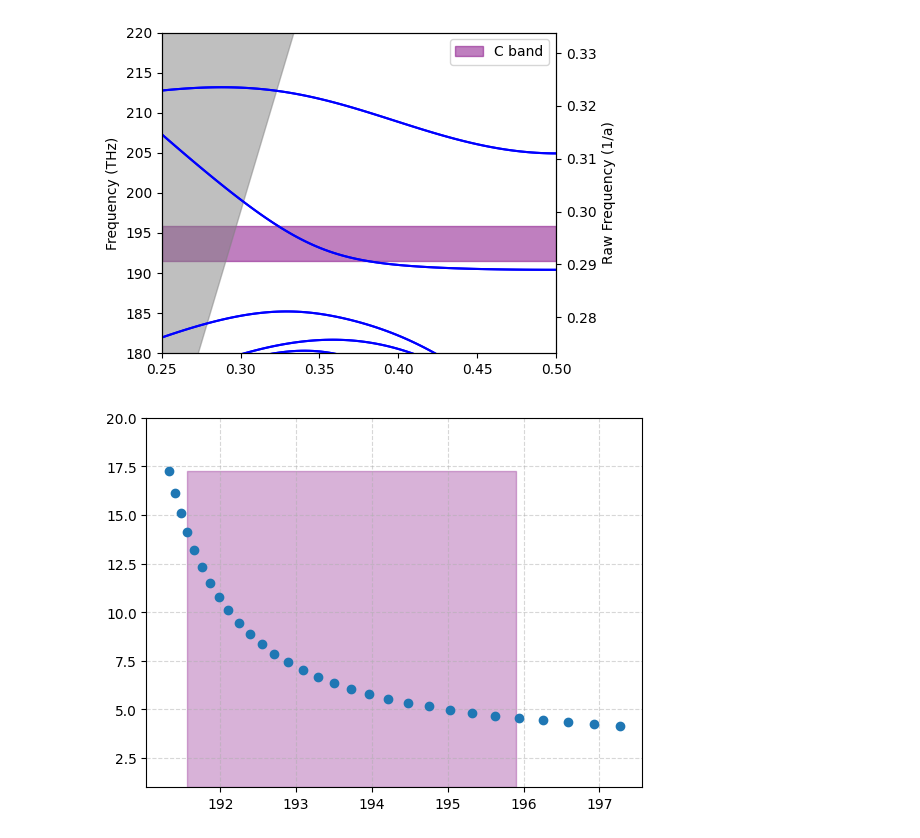
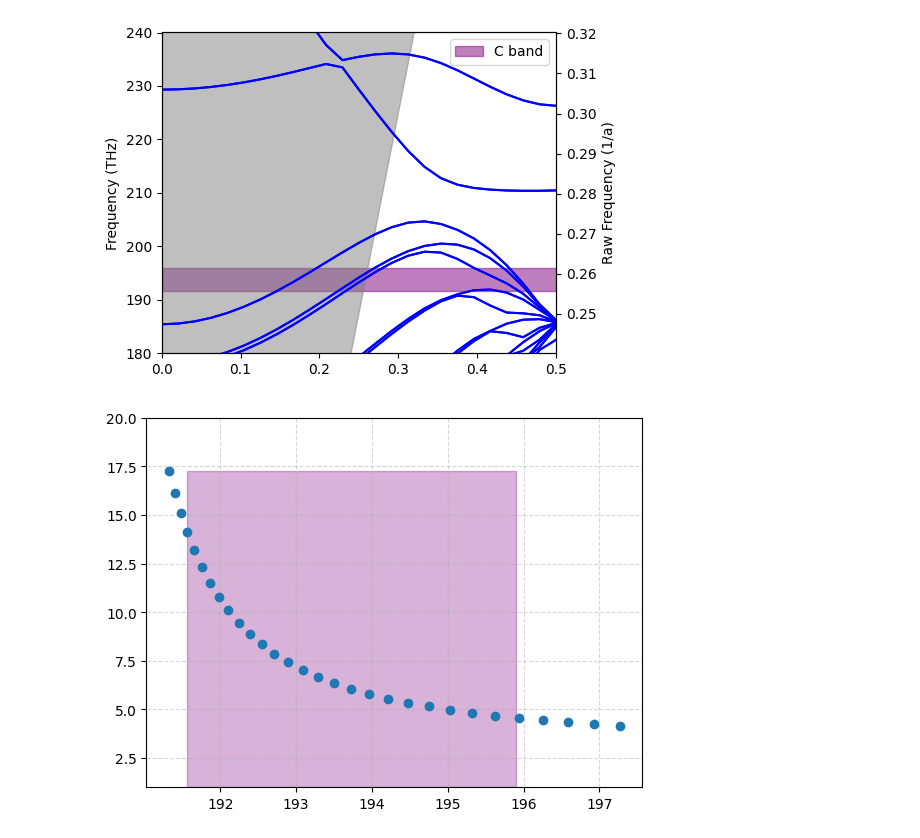
Before and after one commit to DominicJThompson/optGME, a Jupyter notebook: paper2/playground.ipynb, the cells around one changed output. Saved outputs shown, nothing was run; the diff lists cells and outputs as text; code cells hidden in the pictures.

```diff
--- a/paper2/playground.ipynb
+++ b/paper2/playground.ipynb
@@ -12,38 +12,38 @@ import time
 import matplotlib.pyplot as plt
 import optomization
 # %%
-a = 455
-phc = optomization.W1(NyChange=0,Ny=7,eps_slab=3.13,dslab=270/a)
-gme = legume.GuidedModeExp(phc,3.01)
-ks = npa.linspace(np.pi*.5,np.pi,100)
+a = 400
+phc = optomization.W1(NyChange=0,Ny=7, ra=.3 ,eps_slab=3.13,dslab=270/a)
+gme = legume.GuidedModeExp(phc,2.01)
+ks = npa.linspace(0,np.pi,25)
 gmeParams = {'verbose':False,'numeig':21,'compute_im':False,'kpoints':npa.array([ks,[0]*len(ks)])}
 gme.run(**gmeParams)
 # %%
 fconv = 299792458/a/1e-9/1e12
 c_band_max = 195.9
 c_band_min = 191.56
 
 fig, ax1 = plt.subplots(figsize=(5.4, 3.8))
 
 # Plot with frequency conversion on the left axis
 ax1.plot(ks/np.pi/2, gme.freqs*fconv, color='b')
 ax1.fill_between(ks/np.pi/2, c_band_min, c_band_max, color='purple', alpha=.5,label='C band')
 ax1.fill_between(ks/np.pi/2, ks*fconv/np.pi/2, np.max(ks)*fconv/np.pi/2, color='gray', alpha=.5)
-ax1.set_ylim(180, 220)
-ax1.set_xlim(0.25, 0.5)
+ax1.set_ylim(180, 240)
+ax1.set_xlim(0, 0.5)
 ax1.set_ylabel('Frequency (THz)')
 
 # Create a second y-axis without frequency conversion
 ax2 = ax1.twinx()
 ax2.plot(ks/np.pi/2, gme.freqs, color='b')
 ax2.set_ylabel('Raw Frequency (1/a)')
 # Match x-limits
 ax2.set_ylim(ax1.get_ylim()[0]/fconv, ax1.get_ylim()[1]/fconv)
 ax1.legend()
 fig.tight_layout()
 plt.show()
 # %% [output]
-[figure, old version]
+[figure, new version]
 # %%
 ngs = []
 for i in range(len(ks)):
```
Also changed, not shown: parts of 12 cells of this notebook, 2 other files.
